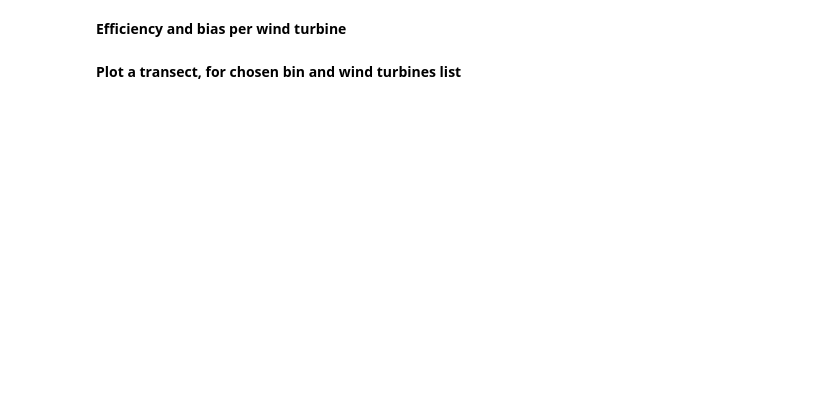
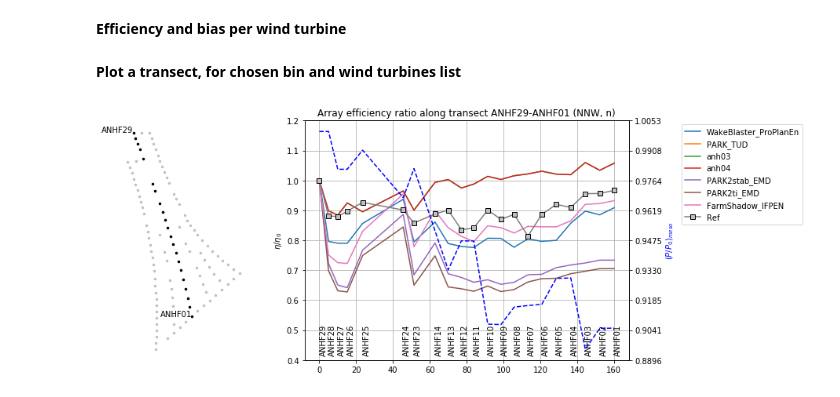
Before and after one commit to CENER-EPR/OWAbench_obsolete, a Jupyter notebook: Anholt_ArrayEfficiency.ipynb, the cells around one changed output. Cells and saved outputs as stored; diff of their text form; code cells hidden in the pictures; blank space fills up the shorter version.

```diff
--- a/Anholt_ArrayEfficiency.ipynb
+++ b/Anholt_ArrayEfficiency.ipynb
@@ -246,7 +293,7 @@ sim_eta_wt = bin_avrg.array_init(('sim', 'wt','wd','zL'))
 bias_wt = bin_avrg.array_init(('sim', 'wt','wd','zL'))
 
 ref_eta_wt = ref_P / meso_P * 100
-ref_eta_wt_max = (ref_P + ref_P_std/2) / meso_P * 100
+ref_eta_std_wt = ref_P_std / meso_P * 100
 
 for isim in range(n_sim):
     sim_eta_wt[isim] = sim_P[isim] / meso_P * 100
@@ -256,17 +303,27 @@ for isim in range(n_sim):
 # %%
 # Transect: Choose bin (WD,zL), define list of turbines and plot profiles of array efficiency along the transect of turbines.
 #           Normalized by dividing with eta of the first turbine in the list
 #           Use error bars showind one std about the observed array efficiency (eta_obs_std)
 
-#for list of turbines and wd, 2D plot Value per distance in rotor diameter.
-data =   sim_eta_wt.loc[:,:,'NNW','u'].to_pandas()
-ref_data = ref_eta_wt.loc[:,'NNW','u'].to_pandas()
-ref_data_max = ref_eta_wt_max.loc[:,'NNW','n'].to_pandas()
+WDbin = 'NNW'
+zLbin = 'n'
 
-#from P28 to P19
-wt_list = ['ANHP'+str(28-i) for i in range(10)]
+# F transect
+wt_list = ['ANHF'+"{:0>2d}".format(29-i) for i in range(7)] #from F29 to F23
+wt_list = wt_list + ['ANHF'+"{:0>2d}".format(14-i) for i in range(14)] # from F14 to F01
+# A transect
+#wt_list = ['ANHA'+"{:0>2d}".format(31-i) for i in range(10)] #from A31 to A22
+#wt_list = wt_list + ['ANHA'+"{:0>2d}".format(20-i) for i in range(20)] # from A20 to A01
 
-plot_transect(data,ref_data,ref_data_max,wt_list,turbines,Drot)
+# for list of turbines and wd, 2D plot Value per distance in rotor diameter.
+data =   sim_eta_wt.loc[:,:,WDbin,zLbin].to_pandas()
+ref_data = ref_eta_wt.loc[:,WDbin,zLbin].to_pandas()
+ref_data_std = ref_eta_std_wt.loc[:,WDbin,zLbin].to_pandas()
+meso_data = meso_P.loc[:,WDbin,zLbin].to_pandas()
+
+ax,bx = plot_transect(data,ref_data,meso_data,wt_list,turbines,Drot,sim_name,WDbin,zLbin)
+# %% [output]
+[figure, added]
 # %%
 data = sim_eta_wt.loc['anh05',:,'SSE','u'].to_pandas()
 plot_wf_layout(turbines['X coordinate'], turbines['Y coordinate'],data = data,vmin=40, vmax=120)
```
Also changed, not shown: parts of 15 cells of this notebook, 1 other file.
